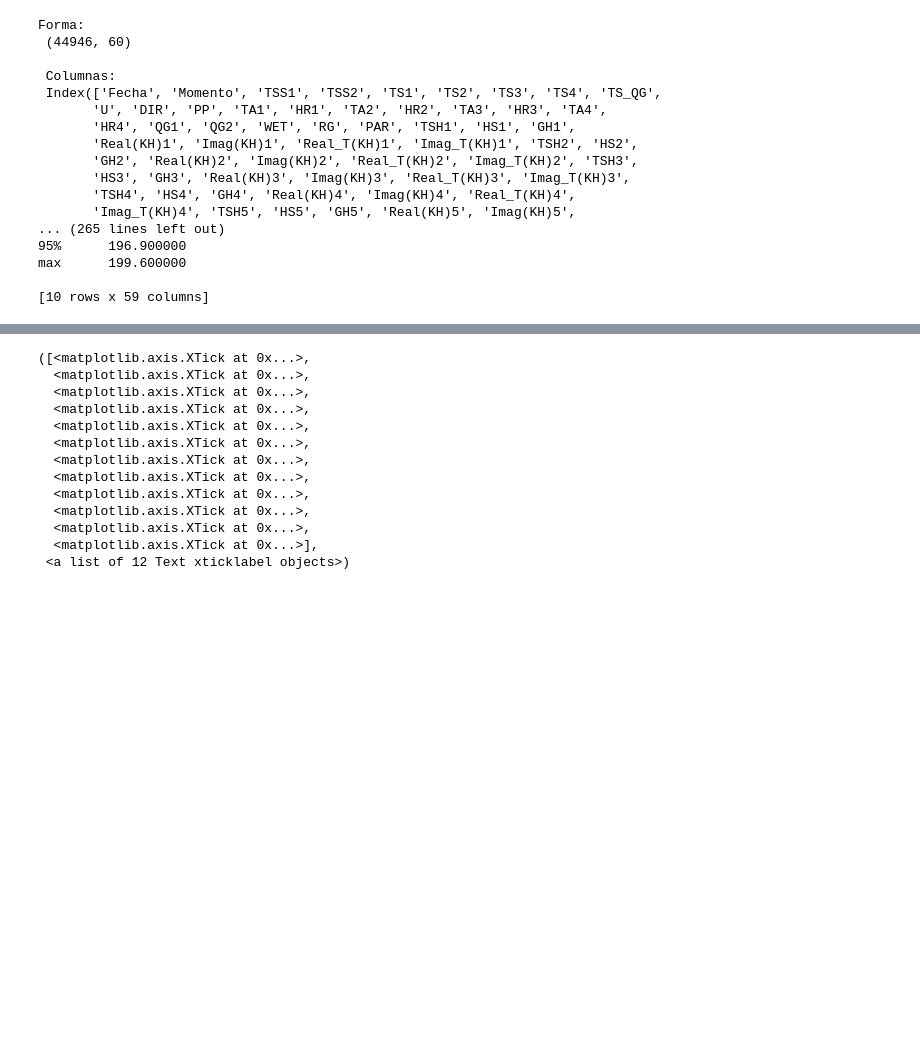
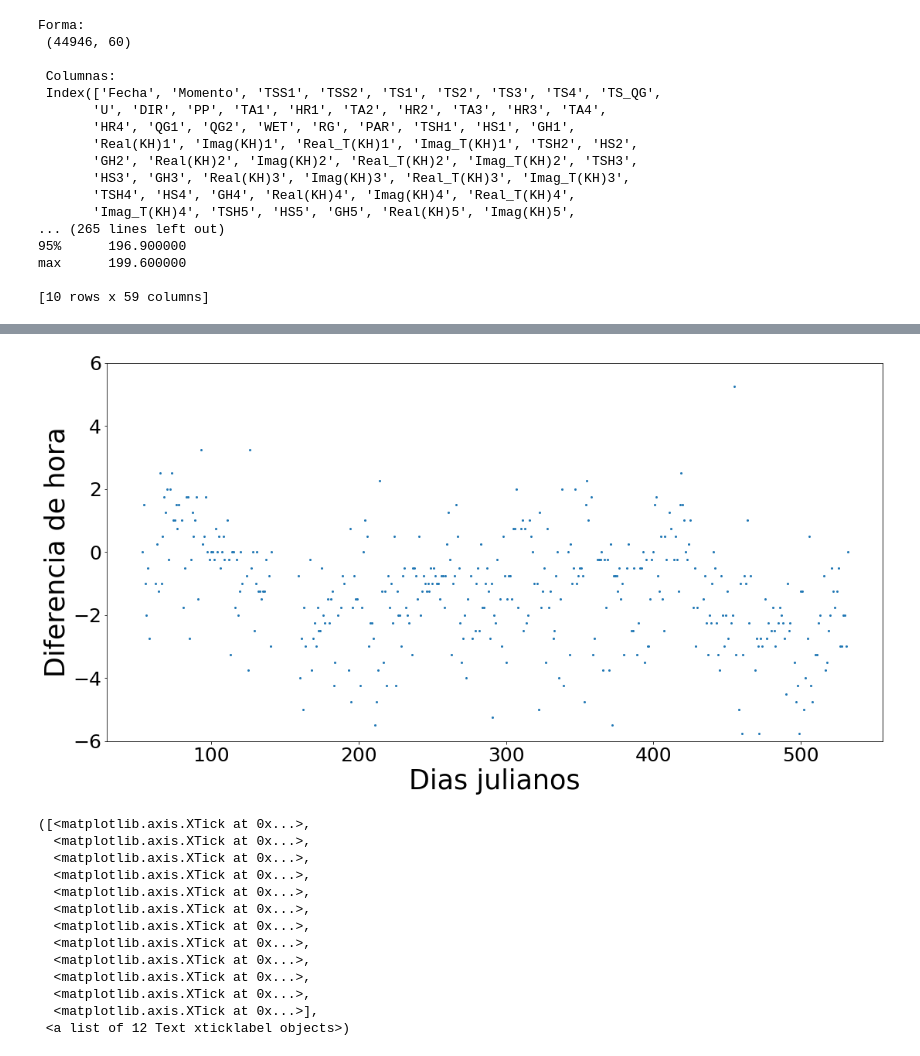
Before and after one commit to Nahu-11/Tesis, a Jupyter notebook: New scripts/Climatologia.ipynb, the cells around one changed output, grey strips where cells are left out. Saved outputs shown, nothing was run; the diff lists cells and outputs as text; code cells hidden in the pictures; blank space fills up the shorter version.

```diff
--- a/New scripts/Climatologia.ipynb
+++ b/New scripts/Climatologia.ipynb
@@ -98,3 +282,11 @@ max      199.600000
+# %%
+plt.figure(figsize = (18, 9))
+plt.plot(x, diferencia, 'o', ms = 2)
+metadata('Dias julianos', 'Diferencia de hora')
+plt.ylim([-6, 6])
+plt.savefig('C:\\Users\\nahue\\Desktop\\Delta_Hora_Zoom.png')
+# %% [output]
+[figure, added]
 # %%
 meses = estadisticas.columns[2:]
 x = list(range(1,13))
```
Also changed, not shown: parts of 7 cells of this notebook.
